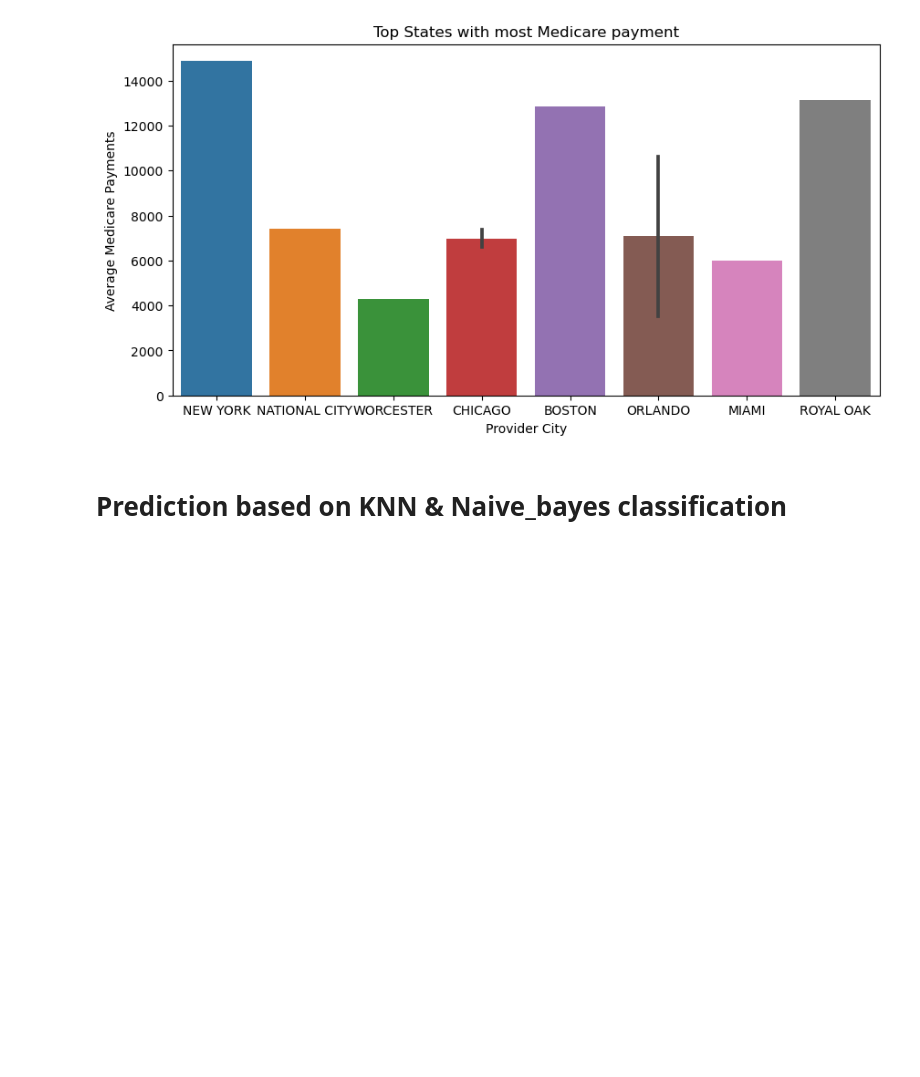
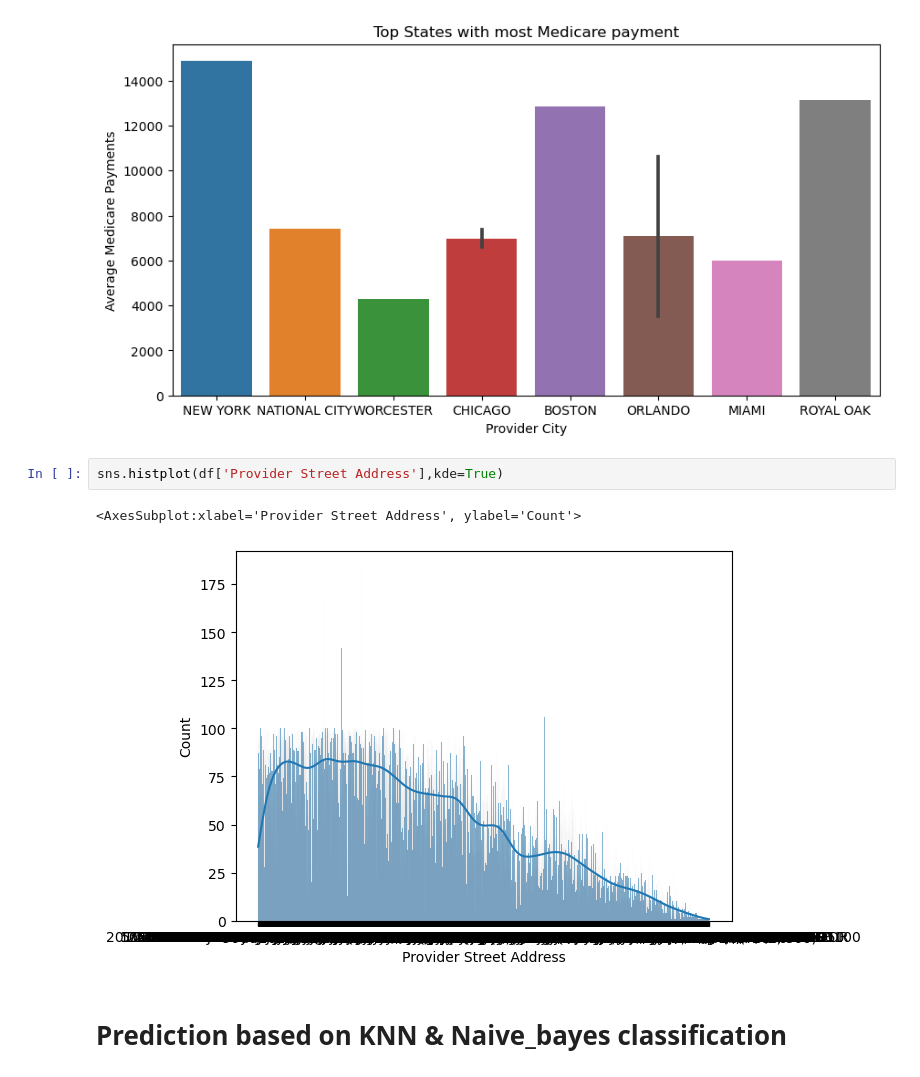
Before and after one commit to arjunssat/USA_Hospital_charge_Pred, a Jupyter notebook: US_Hospital_Charges_MKII.ipynb, the cells around one changed output. Drawn from its saved outputs; the diff is of its cells as text; blank space fills up the shorter version.

```diff
--- a/US_Hospital_Charges_MKII.ipynb
+++ b/US_Hospital_Charges_MKII.ipynb
@@ -163,6 +163,11 @@ sns.barplot(y='Average Medicare Payments',x='Provider City',data=most).set(title
 # %% [output]
 [Text(0.5, 1.0, 'Top States with most Medicare payment')]
 [figure]
+# %%
+sns.histplot(df['Provider Street Address'],kde=True)
+# %% [output]
+<AxesSubplot:xlabel='Provider Street Address', ylabel='Count'>
+[figure, added]
 # %% [markdown]
 # Prediction based on KNN & Naive_bayes classification
 # %%
```
Also changed, not shown: parts of 13 cells of this notebook.
